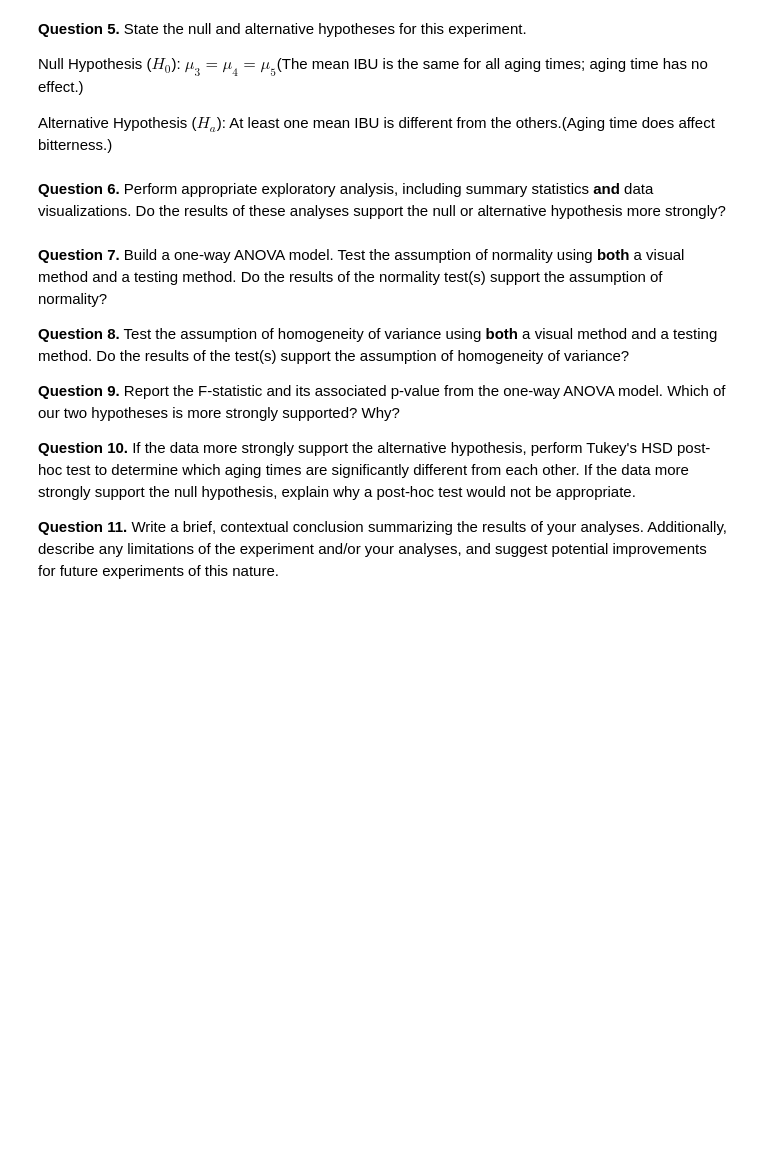
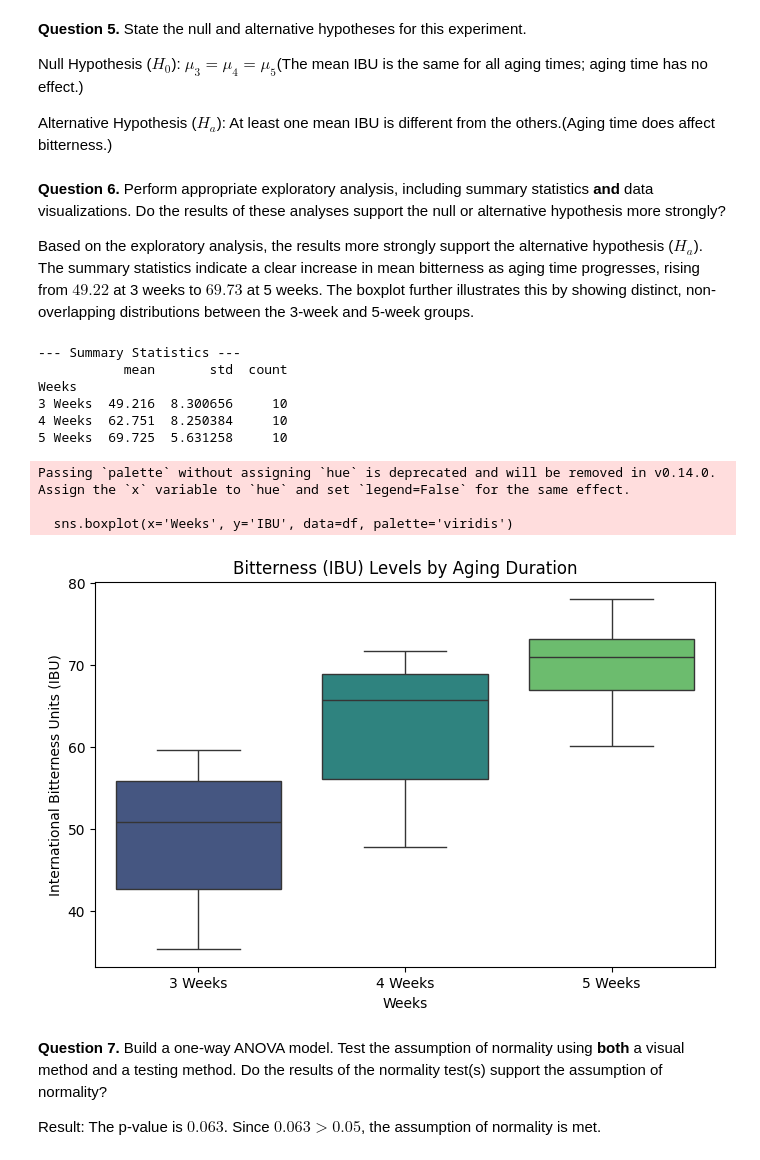
Before and after one commit to simcoematthew-cpu/STAT-7220-Applied-Experimental-Design, a Jupyter notebook: Assignments/HW1/HW-1.ipynb, the cells around one changed output. Cells and saved outputs as stored; diff of their text form; code cells hidden in the pictures; blank space fills up the shorter version.

```diff
--- a/Assignments/HW1/HW-1.ipynb
+++ b/Assignments/HW1/HW-1.ipynb
@@ -51,3 +51,5 @@ Alternative Hypothesis ($H_a$): At least one mean IBU is different from the othe
 
 
 **Question 6.** Perform appropriate exploratory analysis, including summary statistics **and** data visualizations. Do the results of these analyses support the null or alternative hypothesis more strongly?
+
+Based on the exploratory analysis, the results more strongly support the alternative hypothesis ($H_a$). The summary statistics indicate a clear increase in mean bitterness as aging time progresses, rising from $49.22$ at 3 weeks to $69.73$ at 5 weeks. The boxplot further illustrates this by showing distinct, non-overlapping distributions between the 3-week and 5-week groups.
@@ -71,12 +56,36 @@ plt.show()
+# %%
+import pandas as pd
+import seaborn as sns
+import matplotlib.pyplot as plt
+
+# 1. Load the data
+df = pd.read_excel('IPA.xlsx')
+
+# 2. Generate Summary Statistics (Mean, Std Dev, Count)
+summary = df.groupby('Weeks')['IBU'].agg(['mean', 'std', 'count'])
+print("--- Summary Statistics ---")
+print(summary)
+
+# 3. Create a Boxplot
+plt.figure(figsize=(8, 5))
+sns.boxplot(x='Weeks', y='IBU', data=df, palette='viridis')
+plt.title('Bitterness (IBU) Levels by Aging Duration')
+plt.ylabel('International Bitterness Units (IBU)')
+plt.show()
+# %% [output]
+--- Summary Statistics ---
+           mean       std  count
+Weeks
+3 Weeks  49.216  8.300656     10
+4 Weeks  62.751  8.250384     10
+5 Weeks  69.725  5.631258     10
+Passing `palette` without assigning `hue` is deprecated and will be removed in v0.14.0. Assign the `x` variable to `hue` and set `legend=False` for the same effect.
+
+  sns.boxplot(x='Weeks', y='IBU', data=df, palette='viridis')
+[figure, added]
 # %% [markdown]
 
 
 **Question 7.** Build a one-way ANOVA model. Test the assumption of normality using **both** a visual method and a testing method. Do the results of the normality test(s) support the assumption of normality?
 
-**Question 8.** Test the assumption of homogeneity of variance using **both** a visual method and a testing method. Do the results of the test(s) support the assumption of homogeneity of variance?
-
-**Question 9.** Report the F-statistic and its associated p-value from the one-way ANOVA model. Which of our two hypotheses is more strongly supported? Why?
-
-**Question 10.** If the data more strongly support the alternative hypothesis, perform Tukey's HSD post-hoc test to determine which aging times are significantly different from each other. If the data more strongly support the null hypothesis, explain why a post-hoc test would not be appropriate.
-
-**Question 11.** Write a brief, contextual conclusion summarizing the results of your analyses. Additionally, describe any limitations of the experiment and/or your analyses, and suggest potential improvements for future experiments of this nature.
+Result: The p-value is $0.063$. Since $0.063 > 0.05$, the assumption of normality is met.
```
Also changed, not shown: parts of 10 cells of this notebook.
